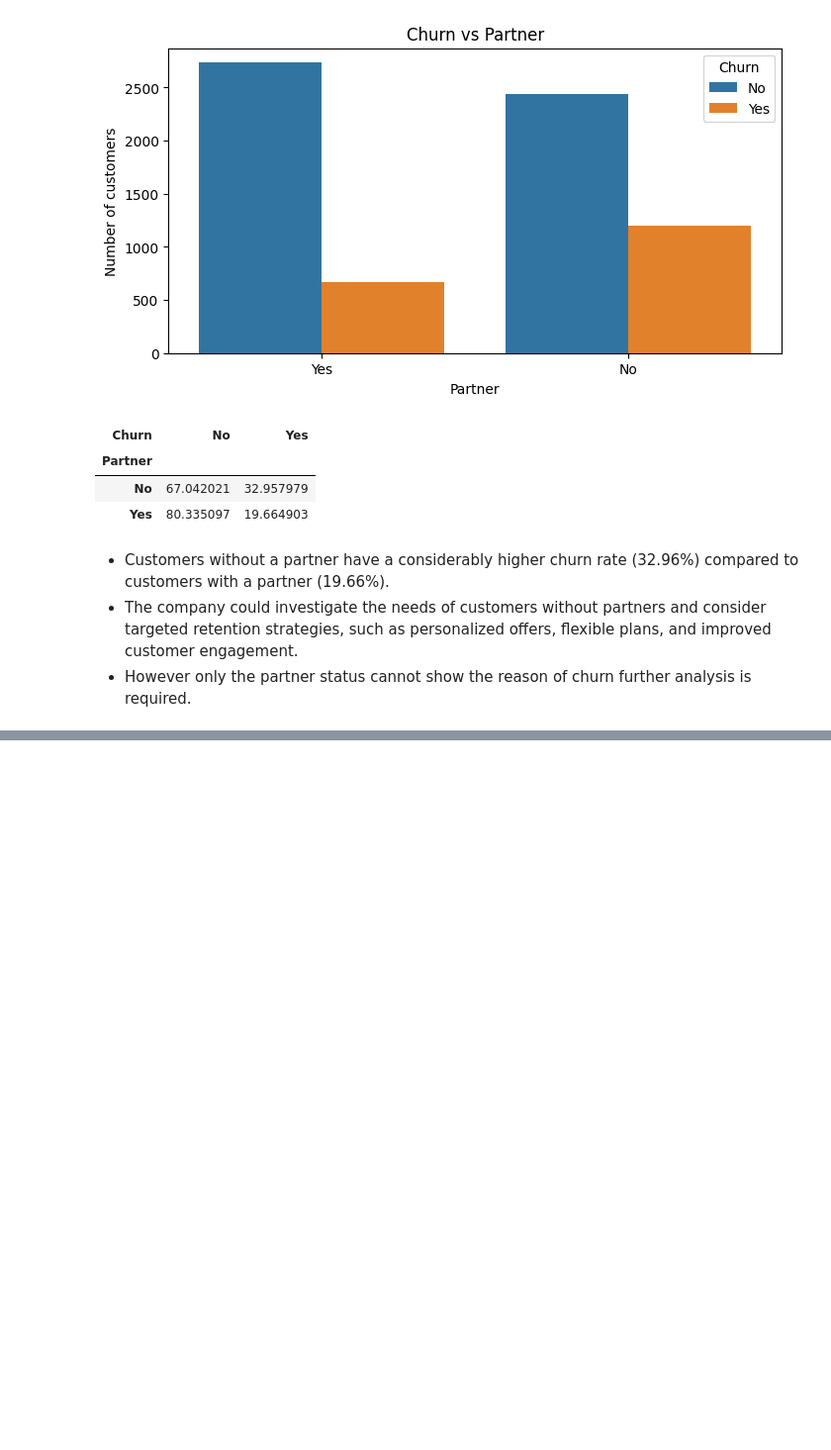
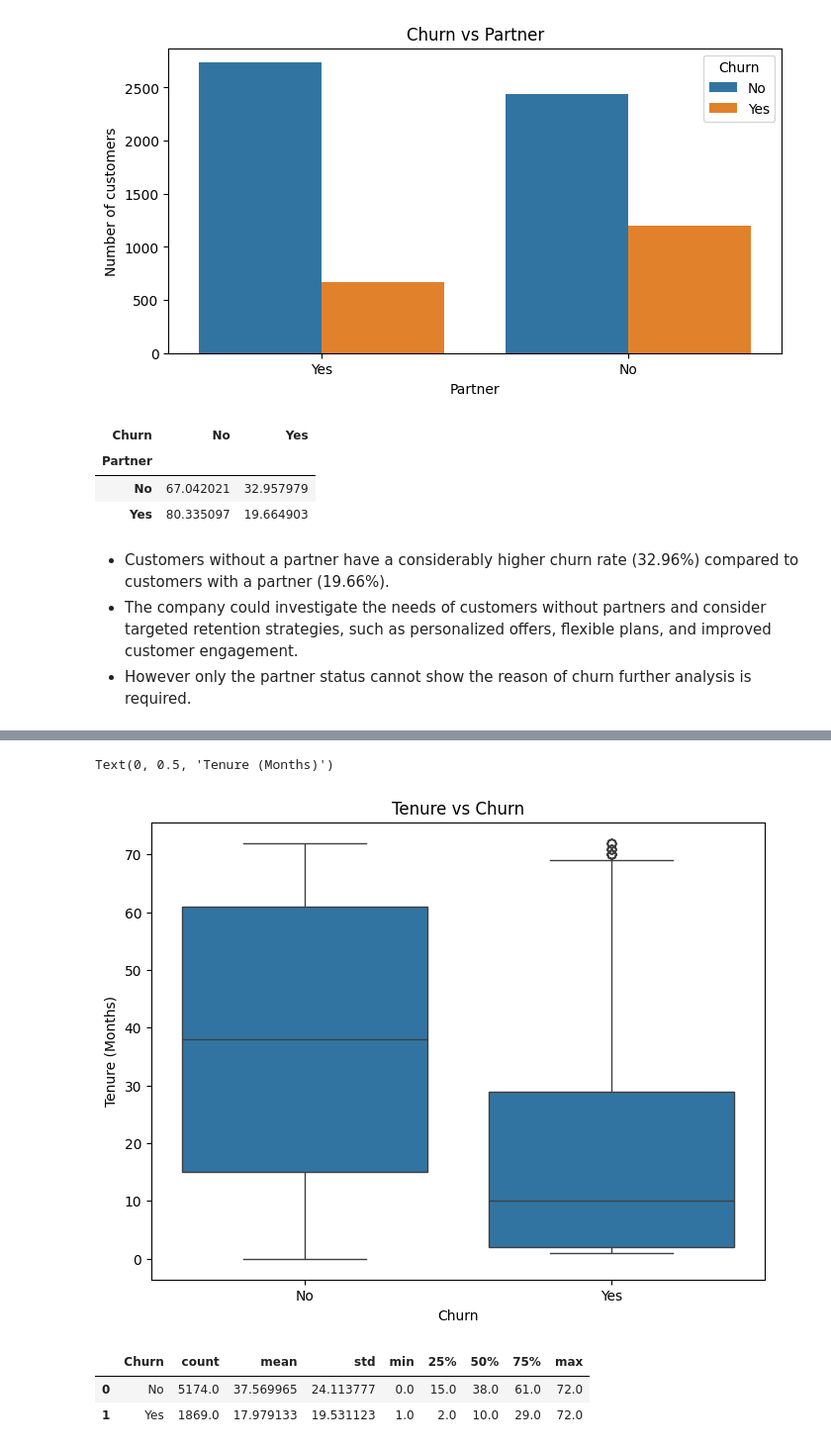
Before and after one commit to dheeraj59/Telco-Customer-Churn-EDA, a Jupyter notebook: eda.ipynb, the cells around one changed output, grey strips where cells are left out. Shown at 99% size. Cells and saved outputs as stored; diff of their text form; code cells hidden in the pictures; blank space fills up the shorter version.

```diff
--- a/eda.ipynb
+++ b/eda.ipynb
@@ -1018,0 +1039,16 @@ pd.crosstab(df["Partner"], df["Churn"], normalize='index')*100
+# %%
+# tenure vs Churn --> Which customers are leaving the company--> are they newly joined ?
+plt.figure(figsize=(8,6))
+sns.boxplot(data=df, x='Churn', y='tenure')
+plt.title('Tenure vs Churn')
+plt.xlabel('Churn')
+plt.ylabel('Tenure (Months)')
+# %% [output]
+Text(0, 0.5, 'Tenure (Months)')
+[figure, added]
+# %%
+df.groupby('Churn', as_index = False)['tenure'].describe()
+# %% [output]
+|  | Churn | count | mean | std | min | 25% | 50% | 75% | max |
+| 0 | No | 5174.0 | 37.569965 | 24.113777 | 0.0 | 15.0 | 38.0 | 61.0 | 72.0 |
+| 1 | Yes | 1869.0 | 17.979133 | 19.531123 | 1.0 | 2.0 | 10.0 | 29.0 | 72.0 |
```
Also changed, not shown: parts of 4 cells of this notebook.
